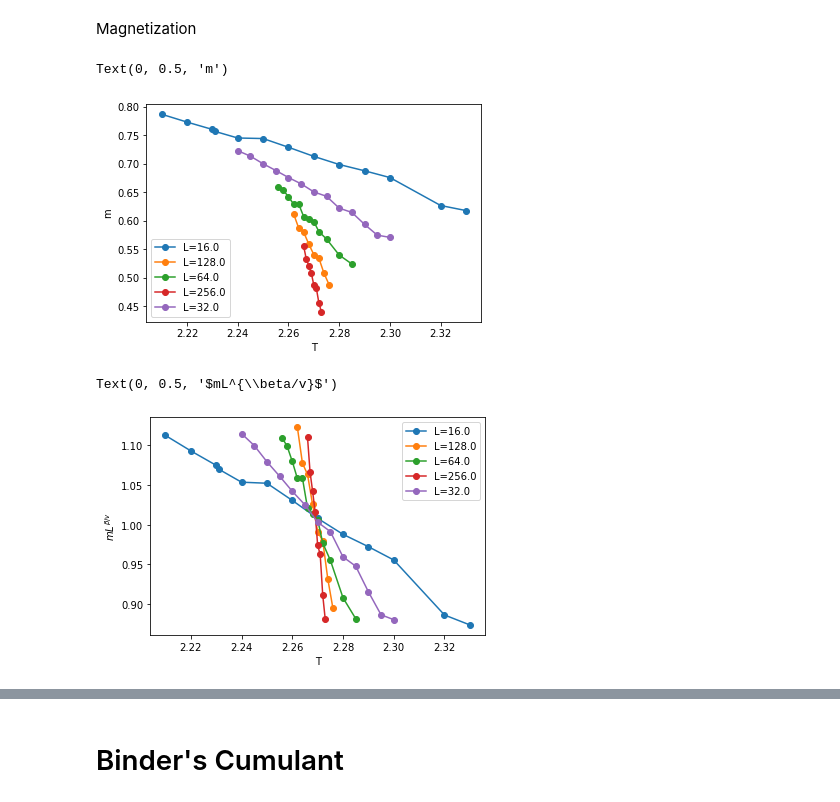
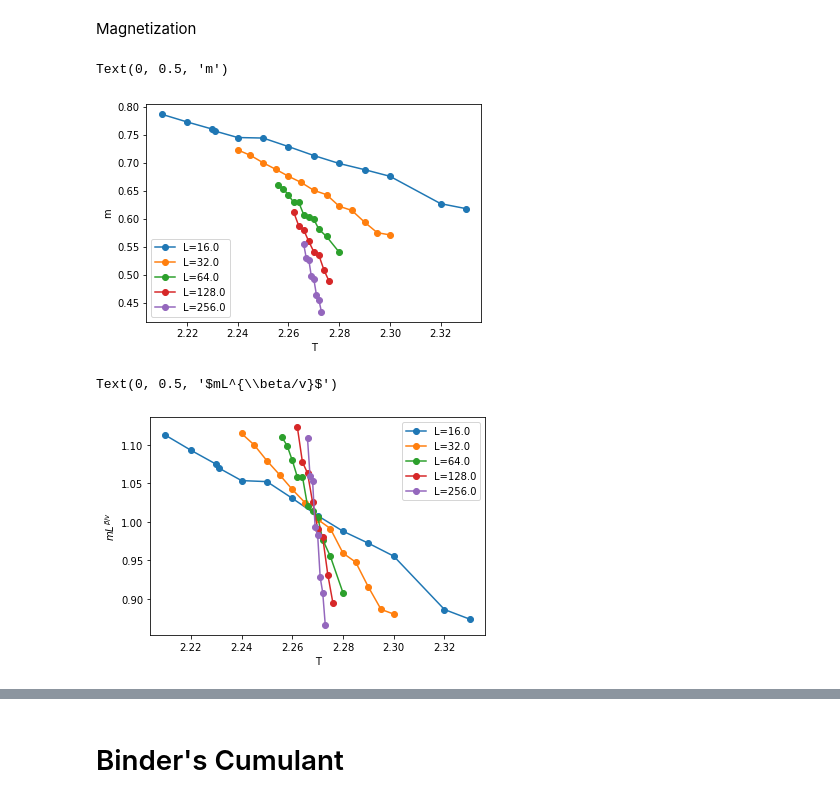
Before and after one commit to klashenriksson/MCSim_CPF, a Jupyter notebook: analysis/lab2/result_analyzer.ipynb, the cells around one changed output, grey strips where cells are left out. Cells and saved outputs as stored; diff of their text form; code cells hidden in the pictures.

```diff
--- a/analysis/lab2/result_analyzer.ipynb
+++ b/analysis/lab2/result_analyzer.ipynb
@@ -31,10 +33,15 @@ for file in os.listdir("data_summary"):
                 data[column].append(float(value))
 
         df = pd.DataFrame.from_dict(data)
+        df = df.drop(df[np.abs(df["L"]*(df["T"]-Tc)) > 1.0].index)
+        df = df.drop(df[df["L"] > 256.0].index)
         df = df.sort_values(by=['T'])
+        df = df.reset_index(drop=True)
+        if df.empty:
+           continue
         dfs.append(df)
 
-df = pd.concat(dfs)
+df = pd.concat(dfs, ignore_index=True)
 # %%
 # m vs T
 fig, ax = plt.subplots(1,1)
@@ -49,23 +56,23 @@ ax.set_xlabel("T")
 ax.set_ylabel("m")
 # %% [output]
 Text(0, 0.5, 'm')
-[figure, old version]
+[figure, new version]
 # %%
 # mL^{beta/v} vs T
 beta = 1.0/8.0
 v = 1
 fig, ax = plt.subplots(1,1)
 for df in dfs:
     m = df["m"]
     L = df["L"]
     T = df["T"]
 
     ax.plot(T, m*np.power(L, beta/v), '-o', label=f"L={L.iloc[0]}")
 ax.legend()
-ax.set_xlabel("Tt")
+ax.set_xlabel("T")
 ax.set_ylabel(r"$mL^{\beta/v}$")
 # %% [output]
 Text(0, 0.5, '$mL^{\\beta/v}$')
-[figure, old version]
+[figure, new version]
 # %%
 # mL^beta/v vs tL^1/v
```
Also changed, not shown: parts of 10 cells of this notebook, 26 other files.
